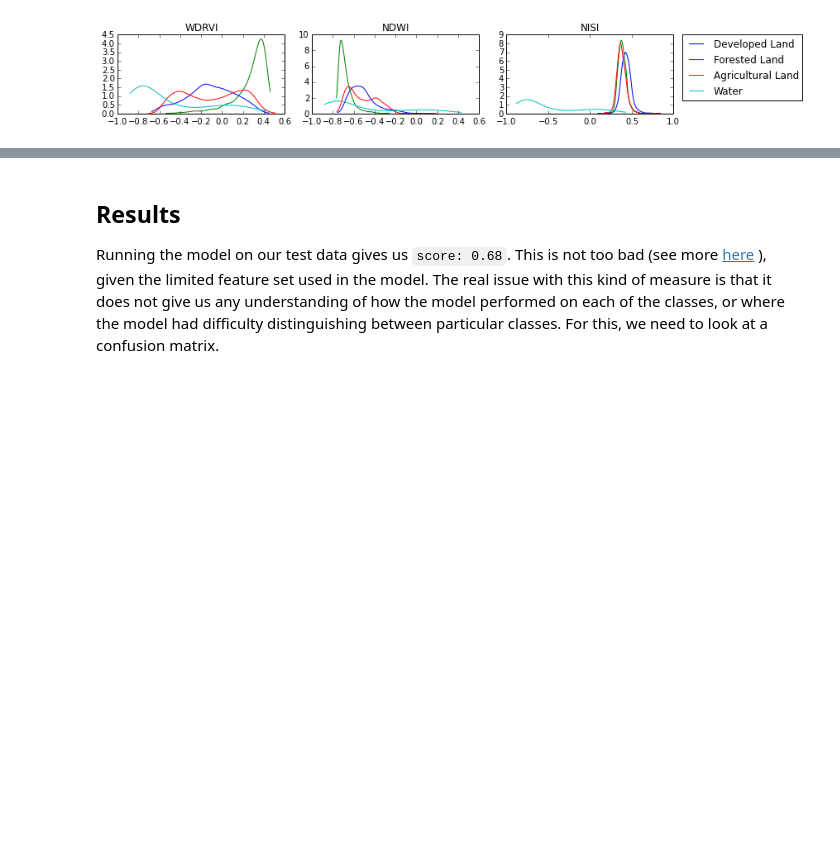
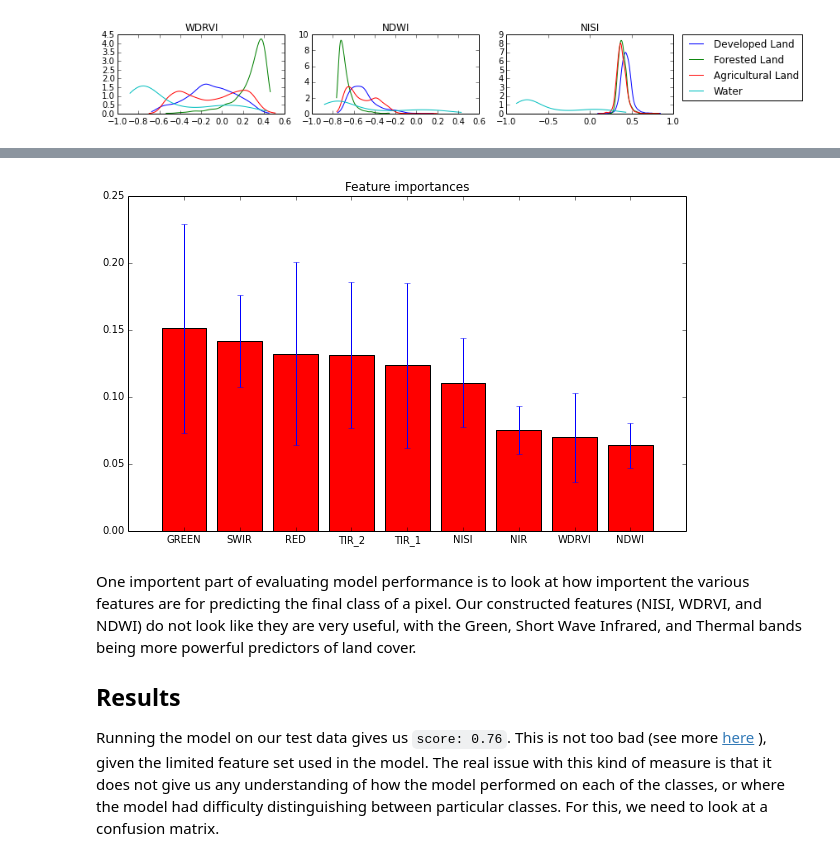
Before and after one commit to johnny313/Research, a Jupyter notebook: Satellite_Imagery_Tools/Land_Cover_Classification.ipynb, the cells around one changed output, grey strips where cells are left out. Drawn from its saved outputs; the diff is of its cells as text; code cells hidden in the pictures; blank space fills up the shorter version.

```diff
--- a/Satellite_Imagery_Tools/Land_Cover_Classification.ipynb
+++ b/Satellite_Imagery_Tools/Land_Cover_Classification.ipynb
@@ -237,5 +241,29 @@ Test Data Score:  0.678272222827
+# %%
+importances = rf_model.feature_importances_
+std = np.std([t.feature_importances_ for t in rf_model.estimators_],
+             axis=0)
+
+f_names = ['WDRVI', 'NDWI', 'NISI', 'RED', 'GREEN', 'NIR', 'SWIR', 'TIR_1', 'TIR_2']
+imps = [(n,i,s) for n,i,s in zip(f_names,importances, std)]
+ord_imps =  sorted(imps, key=lambda x: x[1], reverse=True)
+
+
+# Plot the feature importances of the forest
+plt.figure(figsize = (10,6))
+plt.title("Feature importances")
+ax1 = plt.subplot()
+ax1.bar(range(len(f_names)), [i[1] for i in ord_imps],
+       color="r", yerr=[i[2] for i in ord_imps], align="center")
+ax1.set_xticks(range(len(f_names)))
+ax1.set_xticklabels([i[0] for i in ord_imps])
+
+plt.show()
+# %% [output]
+[figure, added]
 # %% [markdown]
+One importent part of evaluating model performance is to look at how importent the various features are for predicting the final class of a pixel. Our constructed features (NISI, WDRVI, and NDWI) do not look like they are very useful, with the Green, Short Wave Infrared, and Thermal bands being more powerful predictors of land cover.
+
 ## Results
 
-Running the model on our test data gives us `score: 0.68`. This is not too bad (see more [here](http://scikit-learn.org/stable/modules/generated/sklearn.ensemble.RandomForestClassifier.html#sklearn.ensemble.RandomForestClassifier.score) ), given the limited feature set used in the model. The real issue with this kind of measure is that it does not give us any understanding of how the model performed on each of the classes, or where the model had difficulty distinguishing between particular classes. For this, we need to look at a confusion matrix.
+Running the model on our test data gives us `score: 0.76`. This is not too bad (see more [here](http://scikit-learn.org/stable/modules/generated/sklearn.ensemble.RandomForestClassifier.html#sklearn.ensemble.RandomForestClassifier.score) ), given the limited feature set used in the model. The real issue with this kind of measure is that it does not give us any understanding of how the model performed on each of the classes, or where the model had difficulty distinguishing between particular classes. For this, we need to look at a confusion matrix.
 # %%
```
Also changed, not shown: parts of 13 cells of this notebook.
